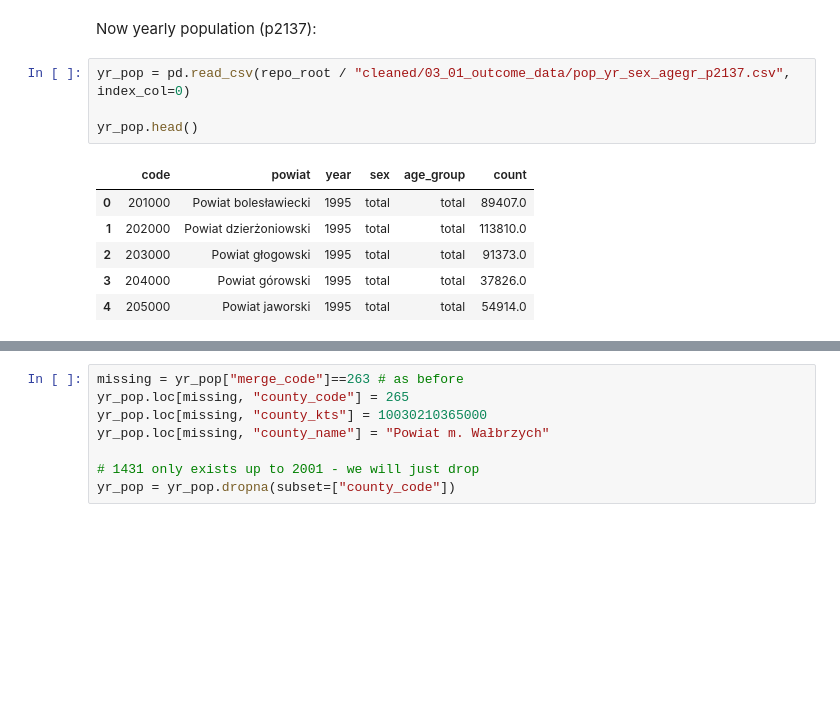
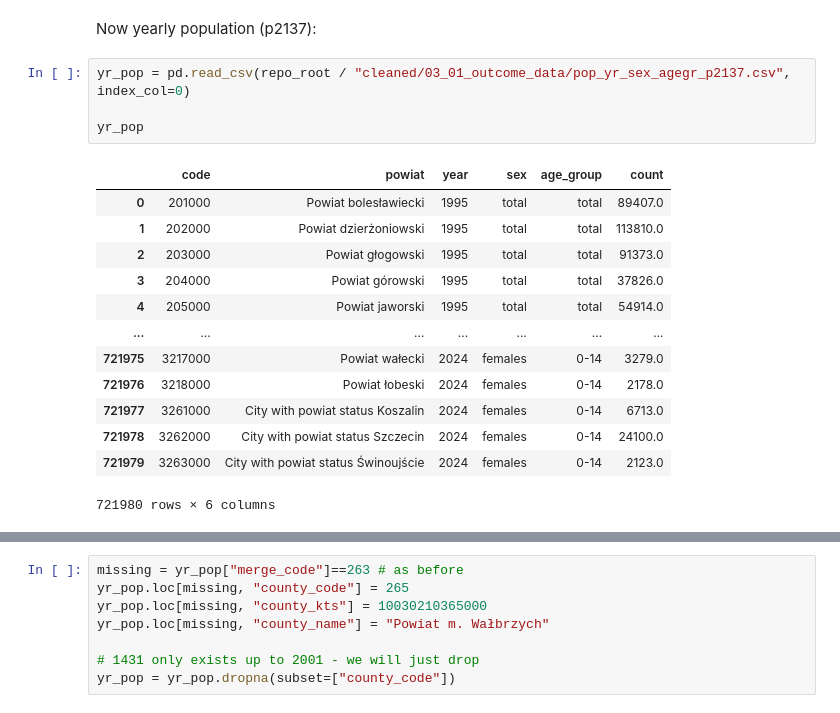
Before and after one commit to harrisonluff/Group_Project_Y3, a Jupyter notebook: notebooks/analysis/03_01_outcome_measures.ipynb, the cells around one changed output, grey strips where cells are left out. Drawn from its saved outputs; the diff is of its cells as text; blank space fills up the shorter version.

```diff
--- a/notebooks/analysis/03_01_outcome_measures.ipynb
+++ b/notebooks/analysis/03_01_outcome_measures.ipynb
@@ -215,11 +228,18 @@ Now yearly population (p2137):
 # %%
 yr_pop = pd.read_csv(repo_root / "cleaned/03_01_outcome_data/pop_yr_sex_agegr_p2137.csv", index_col=0)
 
-yr_pop.head()
+yr_pop
 # %% [output]
 |  | code | powiat | year | sex | age_group | count |
 | 0 | 201000 | Powiat bolesławiecki | 1995 | total | total | 89407.0 |
 | 1 | 202000 | Powiat dzierżoniowski | 1995 | total | total | 113810.0 |
 | 2 | 203000 | Powiat głogowski | 1995 | total | total | 91373.0 |
 | 3 | 204000 | Powiat górowski | 1995 | total | total | 37826.0 |
 | 4 | 205000 | Powiat jaworski | 1995 | total | total | 54914.0 |
+| ... | ... | ... | ... | ... | ... | ... |
+| 721975 | 3217000 | Powiat wałecki | 2024 | females | 0-14 | 3279.0 |
+| 721976 | 3218000 | Powiat łobeski | 2024 | females | 0-14 | 2178.0 |
+| 721977 | 3261000 | City with powiat status Koszalin | 2024 | females | 0-14 | 6713.0 |
+| 721978 | 3262000 | City with powiat status Szczecin | 2024 | females | 0-14 | 24100.0 |
+| 721979 | 3263000 | City with powiat status Świnoujście | 2024 | females | 0-14 | 2123.0 |
+721980 rows × 6 columns
```
Also changed, not shown: parts of 28 cells of this notebook, 1 other file.
